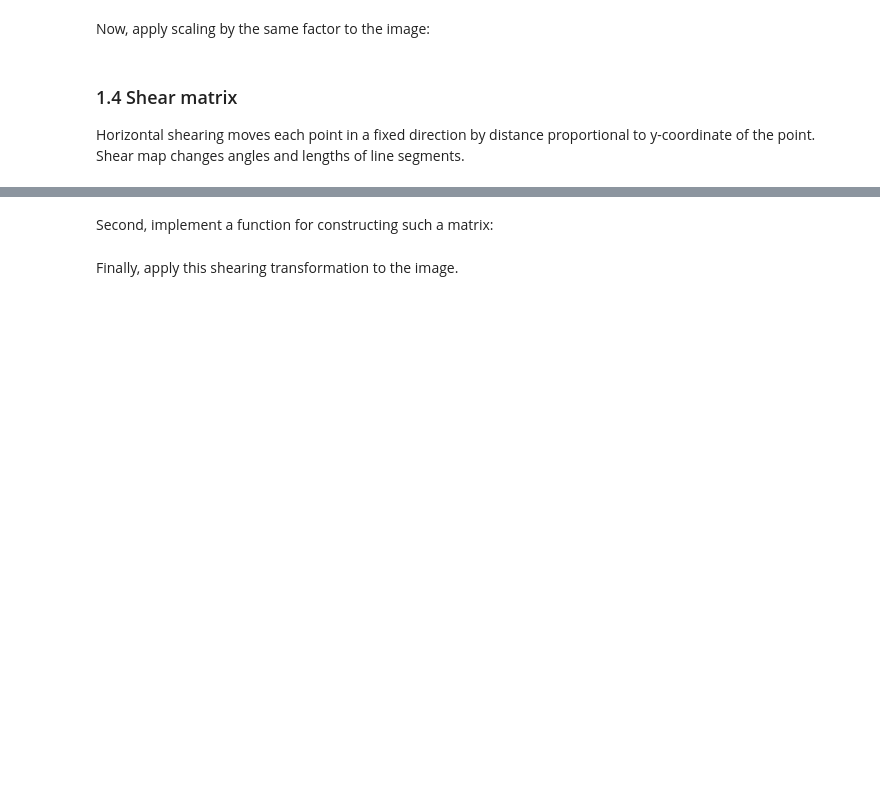
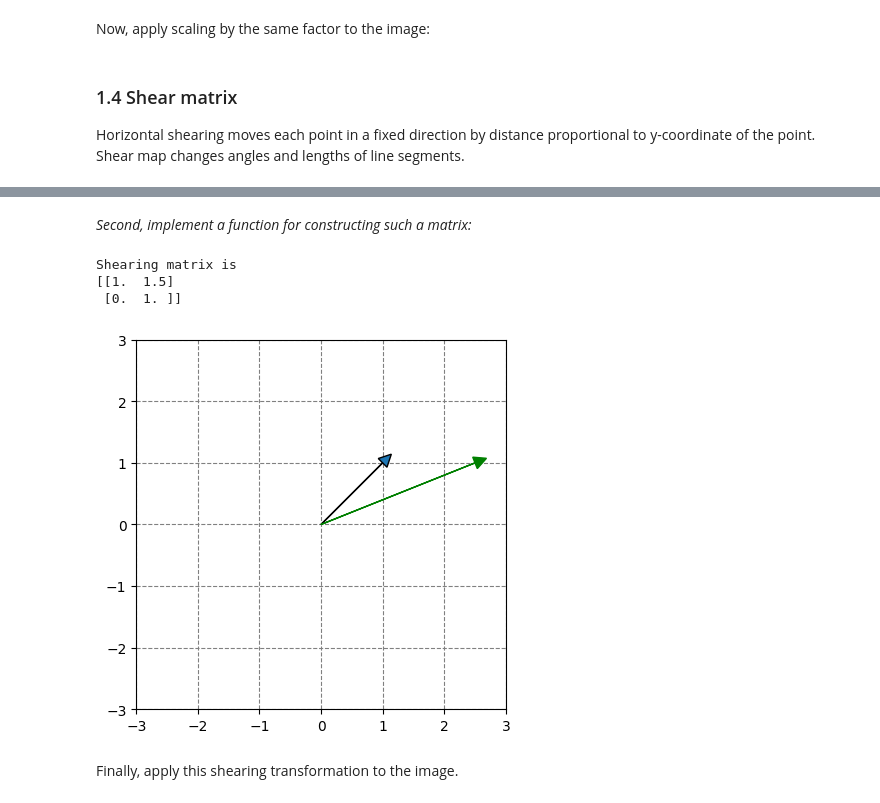
Before and after one commit to Siromanec/la-lab1-mutel_muzychuk_ivanov, a Jupyter notebook: Ivanov_Mutel_Muzychuk_LA_Lab_1.ipynb, the cells around one changed output, grey strips where cells are left out. Cells and saved outputs as stored; diff of their text form; code cells hidden in the pictures; blank space fills up the shorter version.

Commit message:
done 1.4 shear part

```diff
--- a/Ivanov_Mutel_Muzychuk_LA_Lab_1.ipynb
+++ b/Ivanov_Mutel_Muzychuk_LA_Lab_1.ipynb
@@ -193,34 +241,40 @@ In this part, you needs to build a shearing matrix, find a transformation matrix
 # %% [markdown]
-Second, implement a function for constructing such a matrix:
+*Second, implement a function for constructing such a matrix:*
 # %%
 ##### YOUR CODE STARTS #####
 def get_horizontal_shear_matrix(factor):
-  return ...
+  return np.matrix([[1, factor], [0, 1]])
 
-M3 = ...
+M3 = get_horizontal_shear_matrix(1.5)
 ##### YOUR CODE ENDS #####
 print("Shearing matrix is")
 print(M3)
+# %% [output]
+Shearing matrix is
+[[1.  1.5]
+ [0.  1. ]]
 # %%
 # Apply shearing to the vector AB1 to achieve vector AB2
 
 ##### YOUR CODE STARTS #####
-A = ...
+A = np.array([0, 0])
 B1 = np.array([1, 1])
-B2 = ...
+B2 = np.array(get_horizontal_shear_matrix(1.5) @ B1.T).flat
 ##### YOUR CODE ENDS #####
 
 ax = plt.axes()
 
 ax.arrow(A[0], A[1], B1[0], B1[1], head_width=0.2, head_length=0.2)
 ax.arrow(A[0], A[1], B2[0], B2[1], head_width=0.2, head_length=0.2, color='green')
 plt.ylim(-3,3)
 plt.xlim(-3,3)
 
 ax.set_axisbelow(True)
 plt.grid(color='gray', linestyle='dashed')
 plt.gca().set_aspect('equal', adjustable='box')
 
 plt.show()
+# %% [output]
+[figure, added]
 # %% [markdown]
 Finally, apply this shearing transformation to the image.
```
Also changed, not shown: parts of 8 cells of this notebook.
